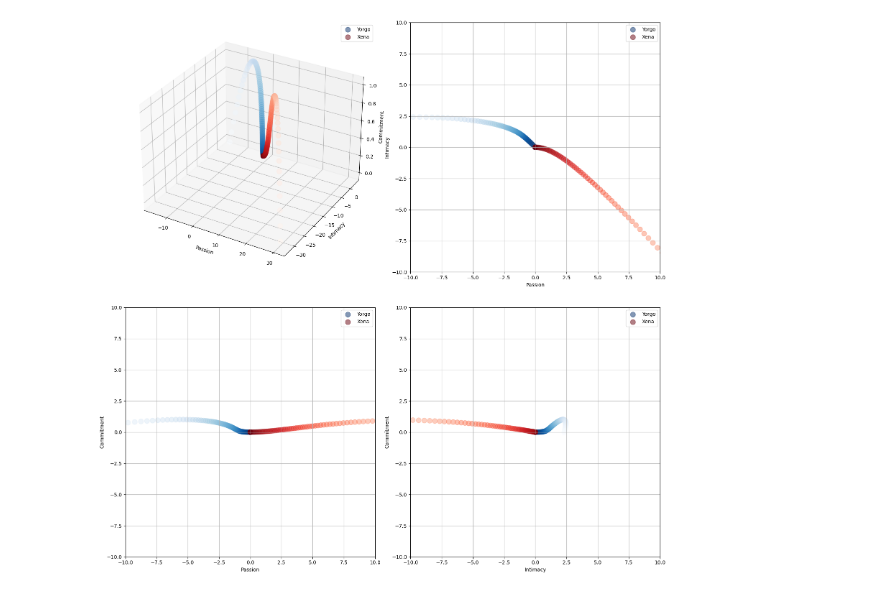
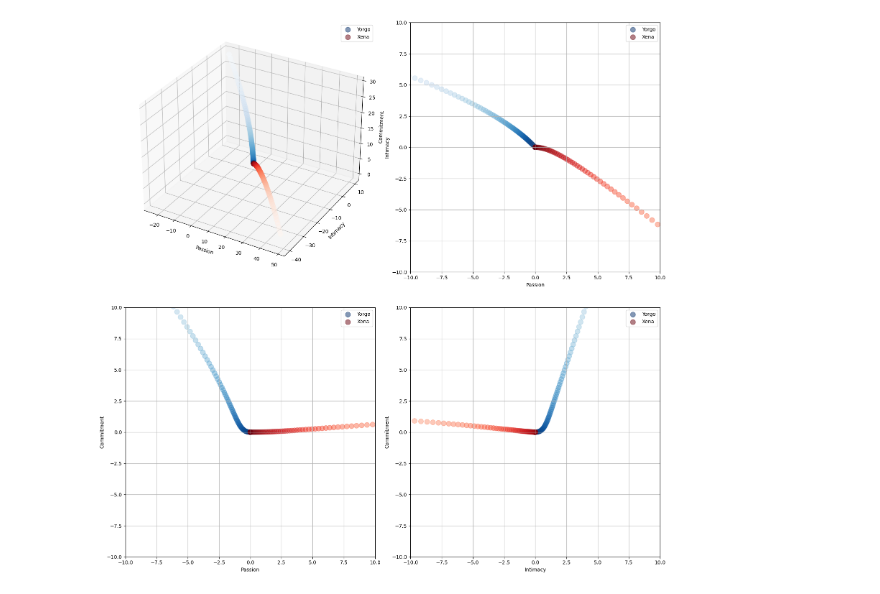
Before and after one commit to sandor-battaglini-fischer/complex-system-simulation, a Jupyter notebook: love_ipc_2.ipynb, the cells around one changed output. Drawn from its saved outputs; the diff is of its cells as text; code cells hidden in the pictures.

```diff
--- a/love_ipc_2.ipynb
+++ b/love_ipc_2.ipynb
@@ -109,51 +109,51 @@ dyy = -0.1  # Forgetting coefficient of the passion of Yorgo to Xena.
 dyx = -0.4  # Effect of Xena's passion on Yorgo's passion. As Xena’s passion increases, Yorgo’s decreases.
 
 # Impression coefficients
 fxy = +1.0  # Xena’s impression of intimacy or friendship with Yorgo. She finds Yorgo intimate and friendly.
 gyx = +1.0  # Yorgo’s impression of glamourousness or attractiveness about Xena. He finds Xena attractive and desires her romantically and sexually.
 fyx = +0.0  # Yorgo’s impression of intimacy or friendship with Xena. Yorgo found Xena neither sympathetic nor antipathetic.
 gxy = -1.0  # Xena’s impression of glamourousness or attractiveness about Yorgo. She does not find Yorgo romantically or sexually attractive.
 hxy = +0.0  # Xena's impression of commitment to Yorgo. She does not find Yorgo committed to her.
 hyx = +0.0  # Yorgo's impression of commitment to Xena. He does not find Xena committed to him.
 
+
 # Commitment Dynamics
-lxx = 0.1  # Influence of Xena's intimacy on her own commitment.
-lxy = 0.1  # Influence of Yorgo's intimacy on Xena's commitment.
-lyy = 0.1  # Influence of Yorgo's intimacy on his own commitment.
-lyx = 0.1  # Influence of Xena's intimacy on Yorgo's commitment.
+lxx = 0.3  # Influence of Xena's commitment on her own intimacy. She's more intimate with Yorgo because she's committed to him.
+lxy = 0.2  # Influence of Yorgo's commitment on Xena's intimacy. She is more intimate with Yorgo because he is committed to her.
+lyy = 0.1  # Influence of Yorgo's commitment on his own intimacy. He is more intimate with Xena because he is committed to her.
+lyx = 0.1  # Influence of Xena's commitment on Yorgo's intimacy. The more she is committed to him, the more intimate he is with her.
 
-mxx = 0.1  # Influence of Xena's passion on her own commitment.
-mxy = 0.1  # Influence of Yorgo's passion on Xena's commitment.
-myy = 0.1  # Influence of Yorgo's passion on his own commitment.
-myx = 0.1  # Influence of Xena's passion on Yorgo's commitment.
+mxx = 0.1  # Influence of Xena's intimacy on her own commitment. She is committed to Yorgo because she feels close to him.
+mxy = 0.5  # Influence of Yorgo's intimacy on Xena's commitment. She is committed to Yorgo because he feels close to her.
+myy = 0.0  # Influence of Yorgo's intimacy on his own commitment. His intimacy does not affect his commitment.
+myx = 0.1  # Influence of Xena's intimacy on Yorgo's commitment. Her intimacy makes him slightly more committed to her.
 
-nxx = 0.1  # Influence of Xena's commitment on her own intimacy.
-nxy = 0.1  # Influence of Yorgo's commitment on Xena's intimacy.
-nyy = 0.1  # Influence of Yorgo's commitment on his own intimacy.
-nyx = 0.1  # Influence of Xena's commitment on Yorgo's intimacy.
+nxx = -0.3  # Influence of Xena's commitment on her own passion. The more she is committed to Yorgo, the less passionate she is about him.
+nxy = 0.4  # Influence of Yorgo's commitment on Xena's passion. The more he is committed to her, the more passionate she is about him.
+nyy = 0.1  # Influence of Yorgo's commitment on his own passion. The more he is committed to Xena, the more passionate he is about her.
+nyx = 0.2  # Influence of Xena's commitment on Yorgo's passion. The more she is committed to him, the more passionate he is about her.
 
-oxx = 0.1  # Influence of Xena's commitment on her own passion.
-oxy = 0.1  # Influence of Yorgo's commitment on Xena's passion.
-oyy = 0.1  # Influence of Yorgo's commitment on his own passion.
-oyx = 0.1  # Influence of Xena's commitment on Yorgo's passion.
+oxx = -0.1  # Influence of Xena's passion on her own commitment. Her own passion scares her away.
+oxy = 0.7  # Influence of Yorgo's passion on Xena's commitment. Yorgo's passion makes her more committed to him.
+oyy = 0.2  # Influence of Yorgo's passion on his own commitment. The more he is passionate about Xena, the more committed he is to her.
+oyx = 0.3  # Influence of Xena's passion on Yorgo's commitment. The more she is passionate about him, the more committed he is to her.
 
-pxx = 0.1   # Forgetting coefficient of the commitment of Xena to Yorgo.
+pxx = -0.2   # Forgetting coefficient of the commitment of Xena to Yorgo.
 pxy = 0.1   # As Yorgo's commitment increases, Xena's commitment increases.
-pyx = 0.1   # As Xena's commitment increases, Yorgo's commitment increases.
-pyy = 0.1   # Forgetting coefficient of the commitment of Yorgo to Xena.
-
+pyx = -0.1   # As Xena's commitment increases, Yorgo's commitment decreases.
+pyy = -0.1   # Forgetting coefficient of the commitment of Yorgo to Xena.
 
 
 # Initial Conditions
 xi0 = 0.0   # Initial intimacy level for Xena
 yi0 = 0.0   # Initial intimacy level for Yorgo
 xp0 = 0.0   # Initial passion level for Xena
 yp0 = 0.0   # Initial passion level for Yorgo
 xc0 = 0.0   # Initial commitment level for Xena
 yc0 = 0.0   # Initial commitment level for Yorgo
 
 
 
 update_plot()
 # %% [output]
-[figure, old version]
+[figure, new version]
```
